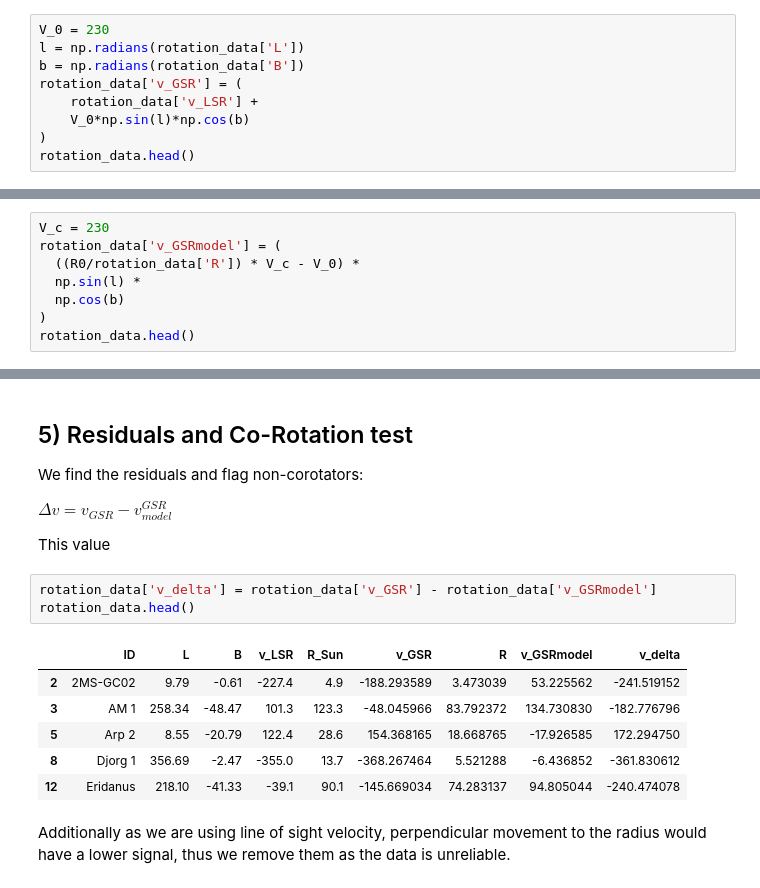
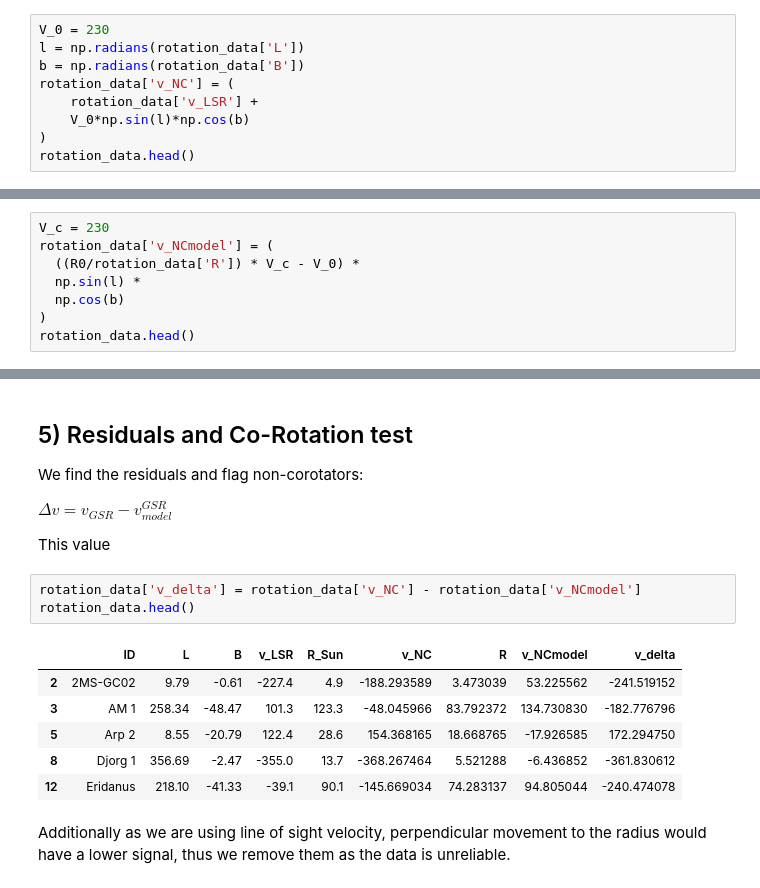
Before and after one commit to Frankyang2002/PHYS3116-Area-51-Interns, a Jupyter notebook: src/rotation_investigation.ipynb, the cells around one changed output, grey strips where cells are left out. Cells and saved outputs as stored; diff of their text form.

```diff
--- a/src/rotation_investigation.ipynb
+++ b/src/rotation_investigation.ipynb
@@ -79,7 +79,7 @@ Now we append this to the data:
 V_0 = 230
 l = np.radians(rotation_data['L'])
 b = np.radians(rotation_data['B'])
-rotation_data['v_GSR'] = (
+rotation_data['v_NC'] = (
     rotation_data['v_LSR'] +
     V_0*np.sin(l)*np.cos(b)
 )
@@ -133,6 +155,6 @@ Which comes from the projection of the predicted velocity into the line of sight
 # %%
 V_c = 230
-rotation_data['v_GSRmodel'] = (
+rotation_data['v_NCmodel'] = (
   ((R0/rotation_data['R']) * V_c - V_0) *
   np.sin(l) *
   np.cos(b)
@@ -153,10 +175,10 @@ $\Delta v = v_{GSR} - v_{model}^{GSR}$
 
 This value
 # %%
-rotation_data['v_delta'] = rotation_data['v_GSR'] - rotation_data['v_GSRmodel']
+rotation_data['v_delta'] = rotation_data['v_NC'] - rotation_data['v_NCmodel']
 rotation_data.head()
 # %% [output]
-|  | ID | L | B | v_LSR | R_Sun | v_GSR | R | v_GSRmodel | v_delta |
+|  | ID | L | B | v_LSR | R_Sun | v_NC | R | v_NCmodel | v_delta |
 | 2 | 2MS-GC02 | 9.79 | -0.61 | -227.4 | 4.9 | -188.293589 | 3.473039 | 53.225562 | -241.519152 |
 | 3 | AM 1 | 258.34 | -48.47 | 101.3 | 123.3 | -48.045966 | 83.792372 | 134.730830 | -182.776796 |
 | 5 | Arp 2 | 8.55 | -20.79 | 122.4 | 28.6 | 154.368165 | 18.668765 | -17.926585 | 172.294750 |
```
Also changed, not shown: parts of 13 cells of this notebook.
